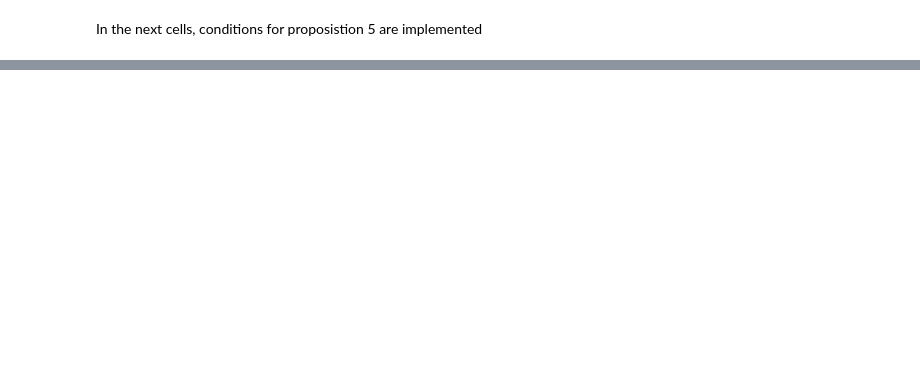
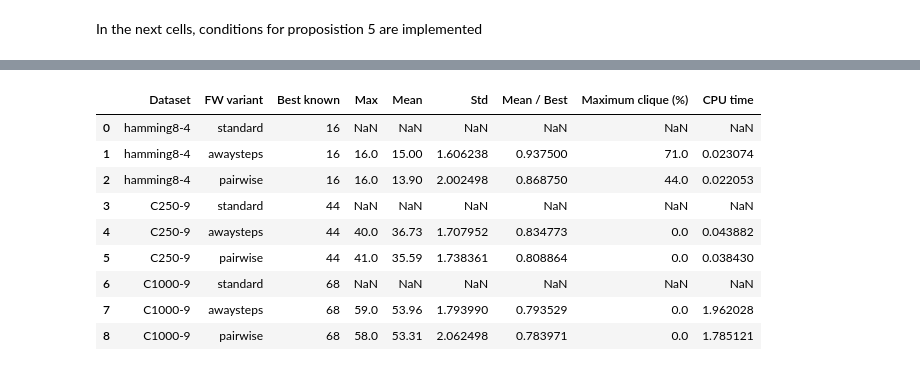
Before and after one commit to MatteoRanda/Optimization_Project, a Jupyter notebook: final_proj_v1.ipynb, the cells around one changed output, grey strips where cells are left out. Saved outputs shown, nothing was run; the diff lists cells and outputs as text; code cells hidden in the pictures; blank space fills up the shorter version.

```diff
--- a/final_proj_v1.ipynb
+++ b/final_proj_v1.ipynb
@@ -1072,0 +1111,32 @@ summary_df
+# %%
+datasets = [
+    'hamming8-4',
+    'C250-9',
+    'C1000-9'
+]
+
+known_max = {
+    'hamming8-4': 16,
+    'C250-9': 44,
+    'C1000-9': 68
+}
+# %%
+comparison_table = compare_variants_datasets(
+    datasets=datasets,
+    known_max=known_max,
+    n_trials=100,
+    weights_initialization='random'
+)
+
+comparison_table
+# %% [output]
+|  | Dataset | FW variant | Best known | Max | Mean | Std | Mean / Best | Maximum clique (%) | CPU time |
+| 0 | hamming8-4 | standard | 16 | NaN | NaN | NaN | NaN | NaN | NaN |
+| 1 | hamming8-4 | awaysteps | 16 | 16.0 | 15.00 | 1.606238 | 0.937500 | 71.0 | 0.023074 |
+| 2 | hamming8-4 | pairwise | 16 | 16.0 | 13.90 | 2.002498 | 0.868750 | 44.0 | 0.022053 |
+| 3 | C250-9 | standard | 44 | NaN | NaN | NaN | NaN | NaN | NaN |
+| 4 | C250-9 | awaysteps | 44 | 40.0 | 36.73 | 1.707952 | 0.834773 | 0.0 | 0.043882 |
+| 5 | C250-9 | pairwise | 44 | 41.0 | 35.59 | 1.738361 | 0.808864 | 0.0 | 0.038430 |
+| 6 | C1000-9 | standard | 68 | NaN | NaN | NaN | NaN | NaN | NaN |
+| 7 | C1000-9 | awaysteps | 68 | 59.0 | 53.96 | 1.793990 | 0.793529 | 0.0 | 1.962028 |
+| 8 | C1000-9 | pairwise | 68 | 58.0 | 53.31 | 2.062498 | 0.783971 | 0.0 | 1.785121 |
```
Also changed, not shown: parts of 15 cells of this notebook, 1 other file.
